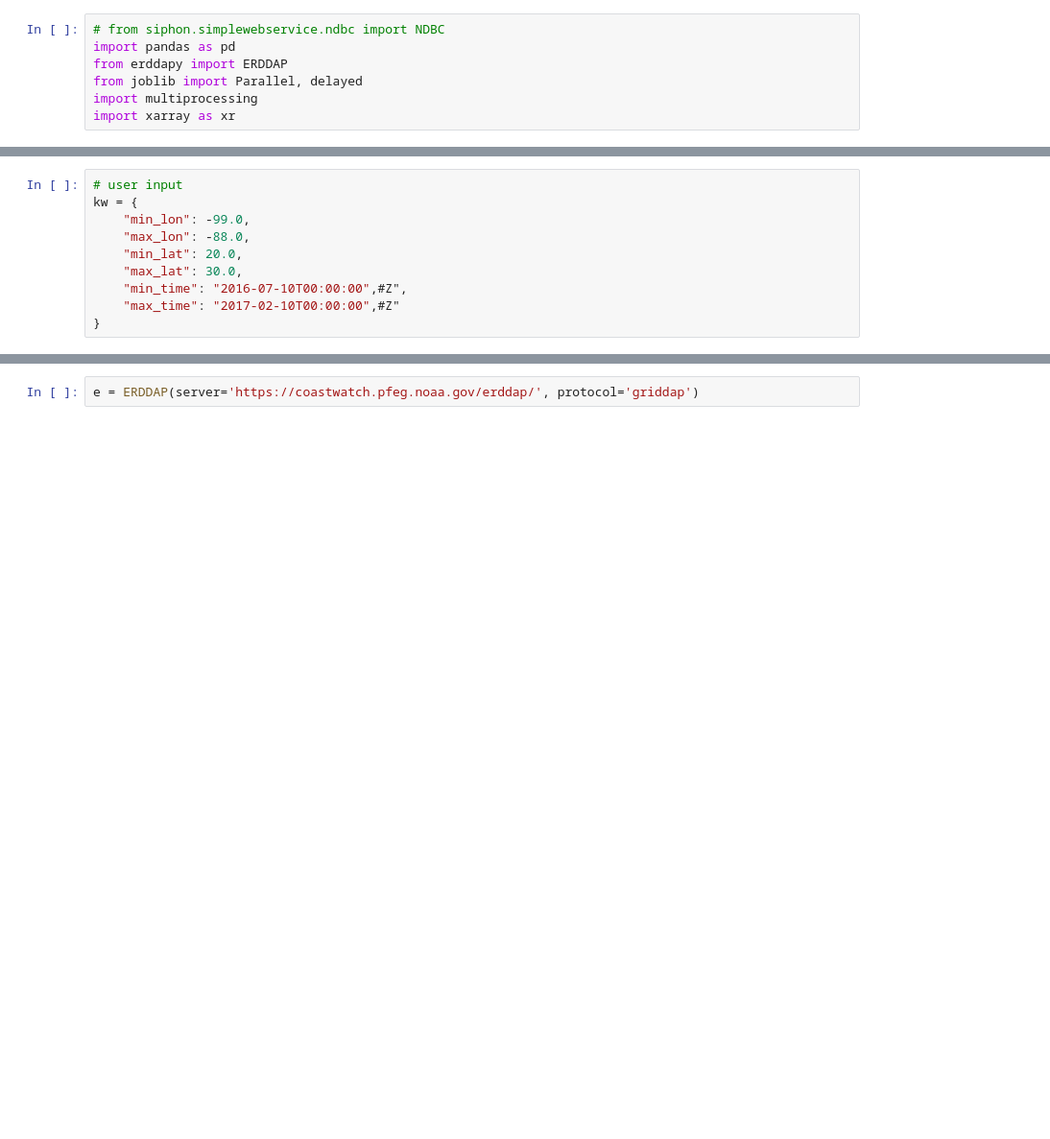
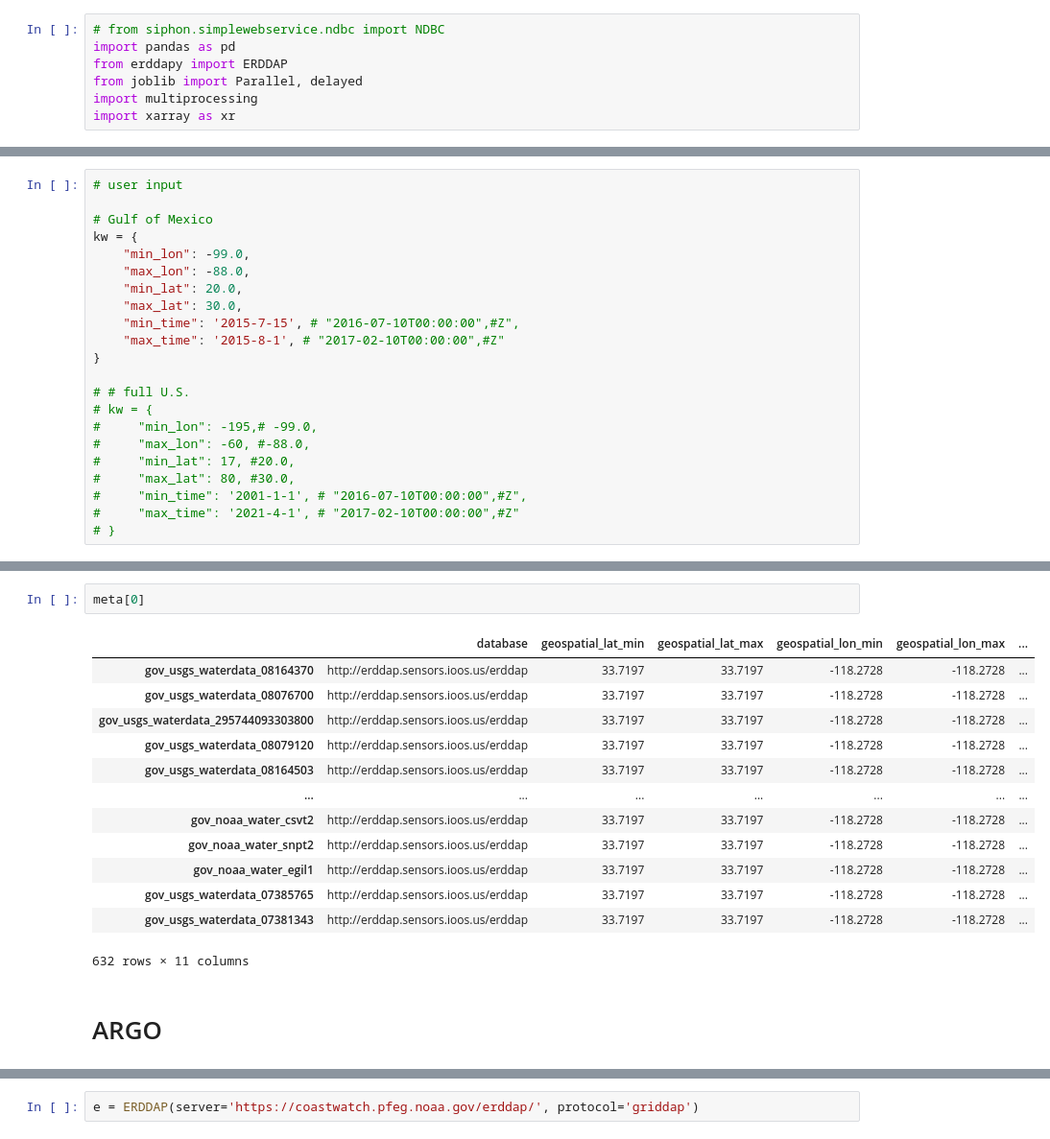
Before and after one commit to kthyng/boems_datasets, a Jupyter notebook: search.ipynb, the cells around one changed output, grey strips where cells are left out. Shown at 96% size. Drawn from its saved outputs; the diff is of its cells as text; blank space fills up the shorter version.

```diff
--- a/search.ipynb
+++ b/search.ipynb
@@ -24,10 +62,22 @@ Other:
 # %%
 # user input
+
+# Gulf of Mexico
 kw = {
     "min_lon": -99.0,
     "max_lon": -88.0,
     "min_lat": 20.0,
     "max_lat": 30.0,
-    "min_time": "2016-07-10T00:00:00",#Z",
-    "max_time": "2017-02-10T00:00:00",#Z"
+    "min_time": '2015-7-15', # "2016-07-10T00:00:00",#Z",
+    "max_time": '2015-8-1', # "2017-02-10T00:00:00",#Z"
 }
+
+# # full U.S.
+# kw = {
+#     "min_lon": -195,# -99.0,
+#     "max_lon": -60, #-88.0,
+#     "min_lat": 17, #20.0,
+#     "max_lat": 80, #30.0,
+#     "min_time": '2001-1-1', # "2016-07-10T00:00:00",#Z",
+#     "max_time": '2021-4-1', # "2017-02-10T00:00:00",#Z"
+# }
@@ -35,0 +521,18 @@ kw = {
+# %%
+meta[0]
+# %% [output]
+|  | database | geospatial_lat_min | geospatial_lat_max | geospatial_lon_min | geospatial_lon_max | ... |
+| gov_usgs_waterdata_08164370 | http://erddap.sensors.ioos.us/erddap | 33.7197 | 33.7197 | -118.2728 | -118.2728 | ... |
+| gov_usgs_waterdata_08076700 | http://erddap.sensors.ioos.us/erddap | 33.7197 | 33.7197 | -118.2728 | -118.2728 | ... |
+| gov_usgs_waterdata_295744093303800 | http://erddap.sensors.ioos.us/erddap | 33.7197 | 33.7197 | -118.2728 | -118.2728 | ... |
+| gov_usgs_waterdata_08079120 | http://erddap.sensors.ioos.us/erddap | 33.7197 | 33.7197 | -118.2728 | -118.2728 | ... |
+| gov_usgs_waterdata_08164503 | http://erddap.sensors.ioos.us/erddap | 33.7197 | 33.7197 | -118.2728 | -118.2728 | ... |
+| ... | ... | ... | ... | ... | ... | ... |
+| gov_noaa_water_csvt2 | http://erddap.sensors.ioos.us/erddap | 33.7197 | 33.7197 | -118.2728 | -118.2728 | ... |
+| gov_noaa_water_snpt2 | http://erddap.sensors.ioos.us/erddap | 33.7197 | 33.7197 | -118.2728 | -118.2728 | ... |
+| gov_noaa_water_egil1 | http://erddap.sensors.ioos.us/erddap | 33.7197 | 33.7197 | -118.2728 | -118.2728 | ... |
+| gov_usgs_waterdata_07385765 | http://erddap.sensors.ioos.us/erddap | 33.7197 | 33.7197 | -118.2728 | -118.2728 | ... |
+| gov_usgs_waterdata_07381343 | http://erddap.sensors.ioos.us/erddap | 33.7197 | 33.7197 | -118.2728 | -118.2728 | ... |
+632 rows × 11 columns
+# %% [markdown]
+# ARGO
```
Also changed, not shown: parts of 200 cells of this notebook.
